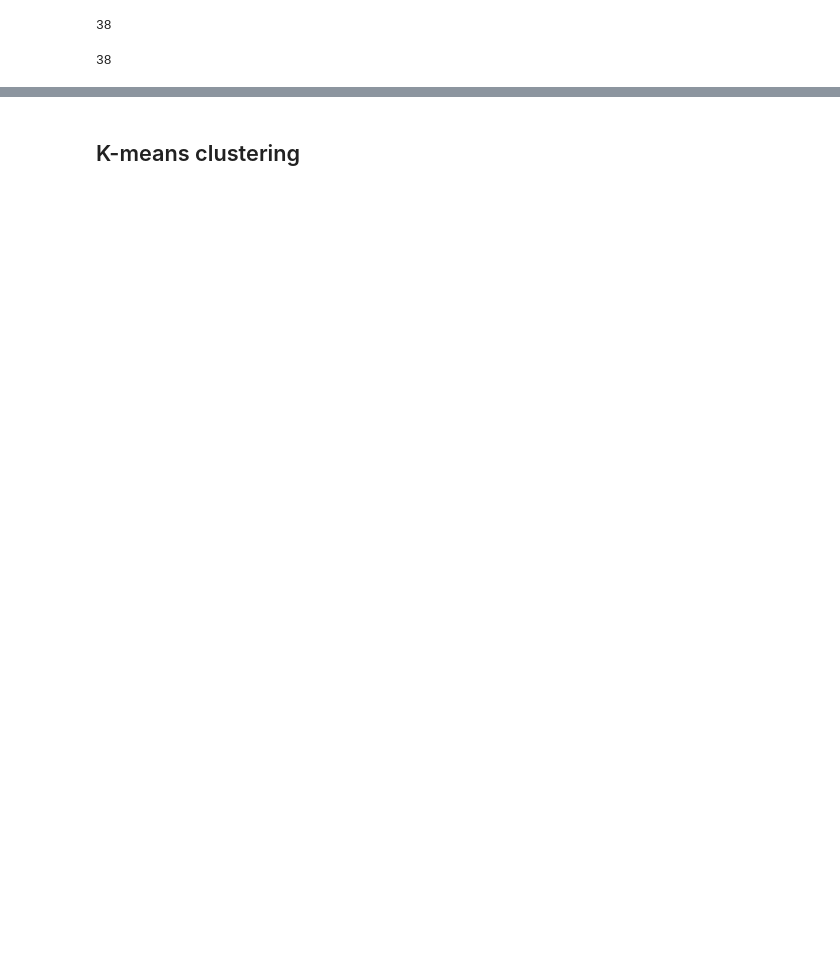
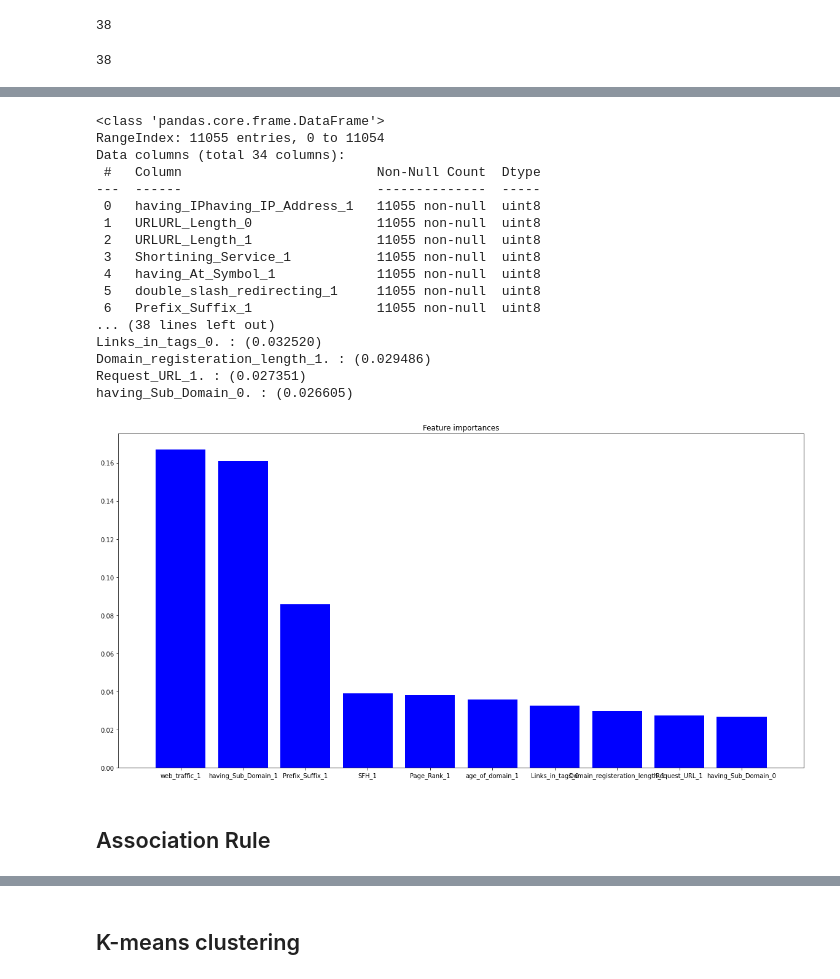
Before and after one commit to youngjai12/Bayesian, a Jupyter notebook: URL_detection.ipynb, the cells around one changed output, grey strips where cells are left out. Cells and saved outputs as stored; diff of their text form; code cells hidden in the pictures; blank space fills up the shorter version.

Commit message:
revise assoc rule

```diff
--- a/URL_detection.ipynb
+++ b/URL_detection.ipynb
@@ -266,0 +407,60 @@ Google_Index_1. : (0.011725)
+# %%
+df = df.drop(["SSLfinal_State", "URL_of_Anchor"], axis=1)
+xcols = df.columns[:-1]
+for col in xcols:
+    df[col] =df[col].astype(str)
+dummied_X = pd.get_dummies(df[xcols], drop_first=True)
+dummied_X.info()
+
+df["Result"] = np.where(df["Result"] == -1, 0 ,1)
+yData = df["Result"]
+trainX2, testX2, trainY2, testY2 = train_test_split(dummied_X, yData, test_size = 0.25)
+
+gbc2 = GradientBoostingClassifier(random_state=0, max_depth=25) # 기본값: max_depth=3, learning_rate=0.1
+gbc2.fit(trainX2, trainY2)
+
+score_train2 = gbc2.score(trainX2, trainY2) # train set 정확도
+print('{:.3f}'.format(score_train2))
+
+score_test2 = gbc2.score(testX2, testY2) # 일반화 정확도
+print('{:.3f}'.format(score_test2))
+
+importances = gbc2.feature_importances_
+
+indices = np.argsort(importances)[::-1]
+
+# Print the feature ranking
+print("Feature ranking:")
+
+for f in range(10):
+    print("%s. : (%f)" % ( trainX2.columns[indices[f]], importances[indices[f]]))
+
+# Plot the impurity-based feature importances of the forest
+plt.figure(figsize=(20,10))
+plt.title("Feature importances")
+plt.bar( trainX2.columns[indices[:10]], importances[indices[:10]],
+        color="b", align="center")
+plt.xticks(range(10), trainX2.columns[indices[:10]])
+plt.xlim([-1, 10])
+plt.show()
+# %% [output]
+<class 'pandas.core.frame.DataFrame'>
+RangeIndex: 11055 entries, 0 to 11054
+Data columns (total 34 columns):
+ #   Column                         Non-Null Count  Dtype
+---  ------                         --------------  -----
+ 0   having_IPhaving_IP_Address_1   11055 non-null  uint8
+ 1   URLURL_Length_0                11055 non-null  uint8
+ 2   URLURL_Length_1                11055 non-null  uint8
+ 3   Shortining_Service_1           11055 non-null  uint8
+ 4   having_At_Symbol_1             11055 non-null  uint8
+ 5   double_slash_redirecting_1     11055 non-null  uint8
+ 6   Prefix_Suffix_1                11055 non-null  uint8
+... (38 lines left out)
+Links_in_tags_0. : (0.032520)
+Domain_registeration_length_1. : (0.029486)
+Request_URL_1. : (0.027351)
+having_Sub_Domain_0. : (0.026605)
+[figure, added]
+# %% [markdown]
+## Association Rule
```
Also changed, not shown: parts of 48 cells of this notebook.
